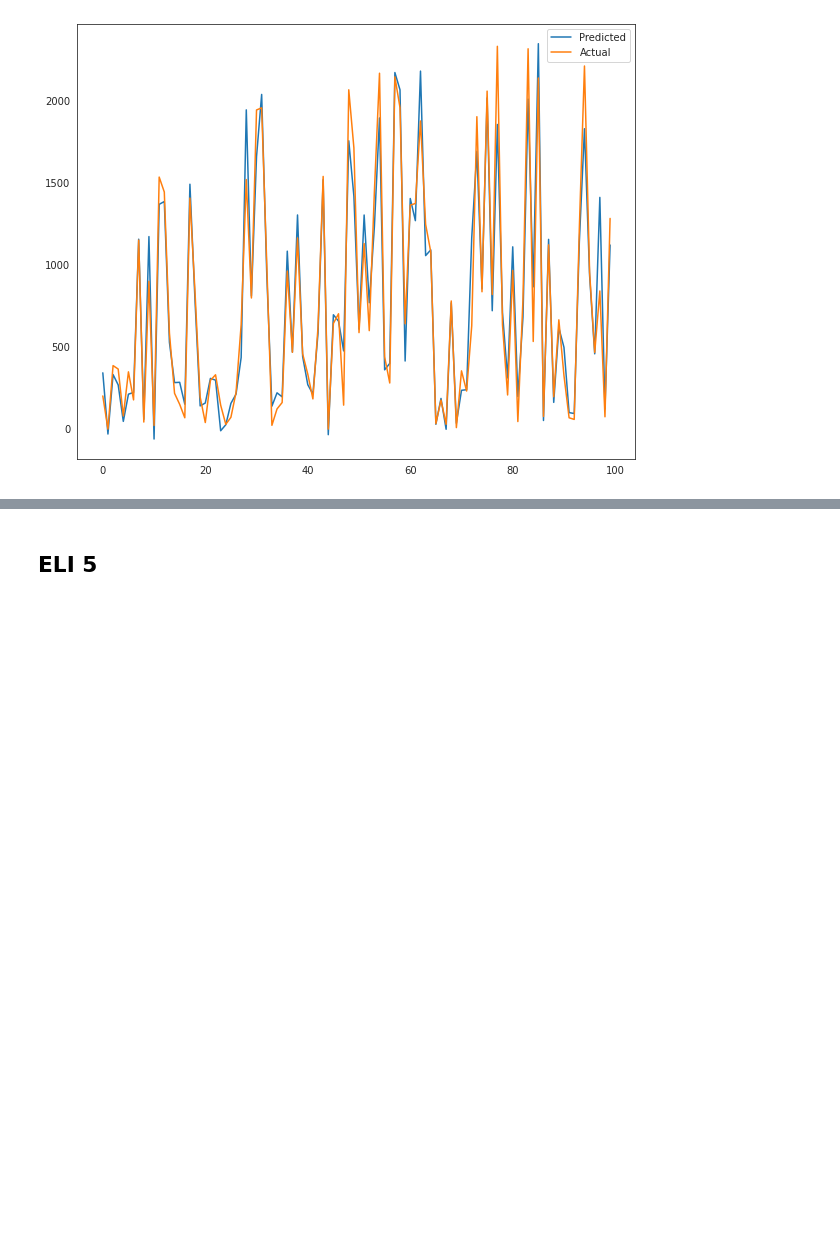
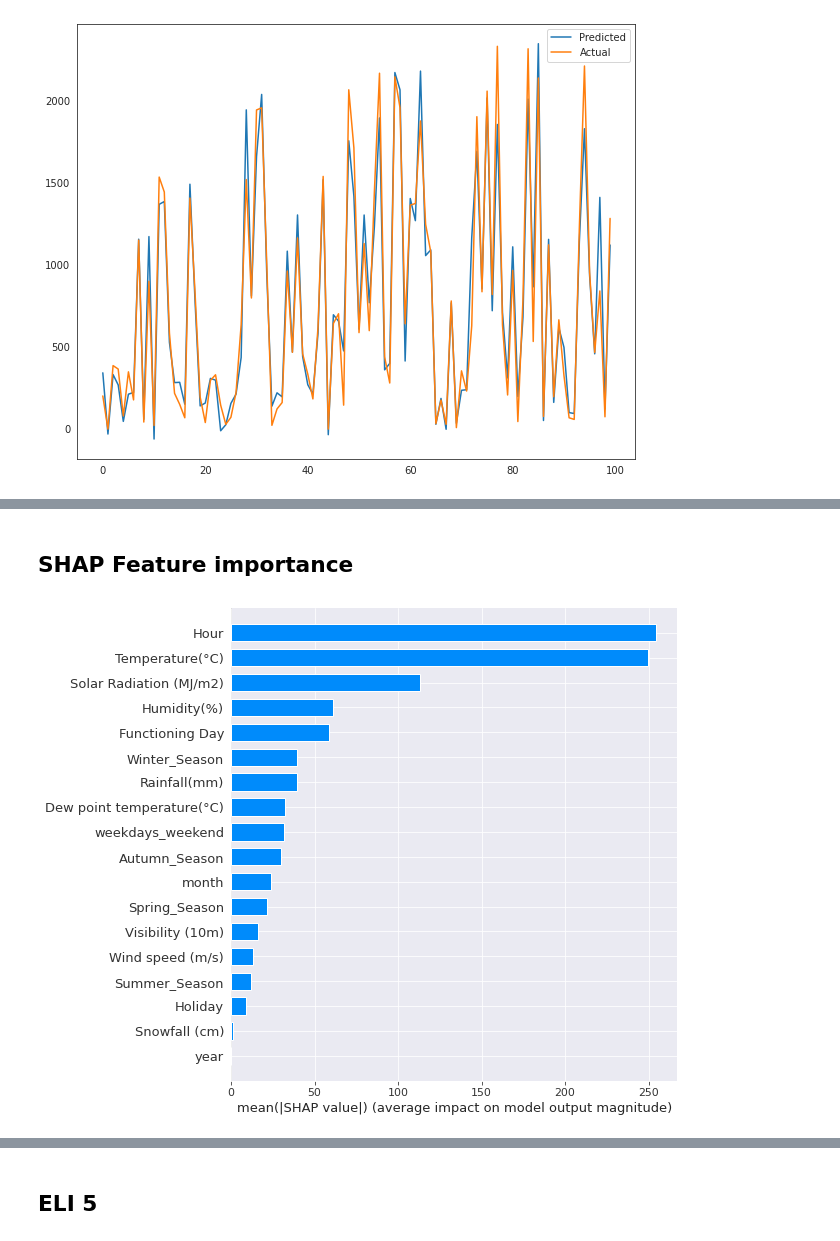
Before and after one commit to Palak-bindal/Bike-Sharing-Demand-Prediction-, a Jupyter notebook: Capstone_Collab_Bike_Sharing_Count_Prediction.ipynb, the cells around one changed output, grey strips where cells are left out. Saved outputs shown, nothing was run; the diff lists cells and outputs as text; code cells hidden in the pictures; blank space fills up the shorter version.

```diff
--- a/Capstone_Collab_Bike_Sharing_Count_Prediction.ipynb
+++ b/Capstone_Collab_Bike_Sharing_Count_Prediction.ipynb
@@ -1404,0 +1462,6 @@ for_instance=2
+# %% [markdown]
+## SHAP Feature importance
+# %%
+shap.summary_plot(shap_values, X_test, plot_type="bar",feature_names=independent_variables)
+# %% [output]
+[figure, added]
```
Also changed, not shown: parts of 94 cells of this notebook.
